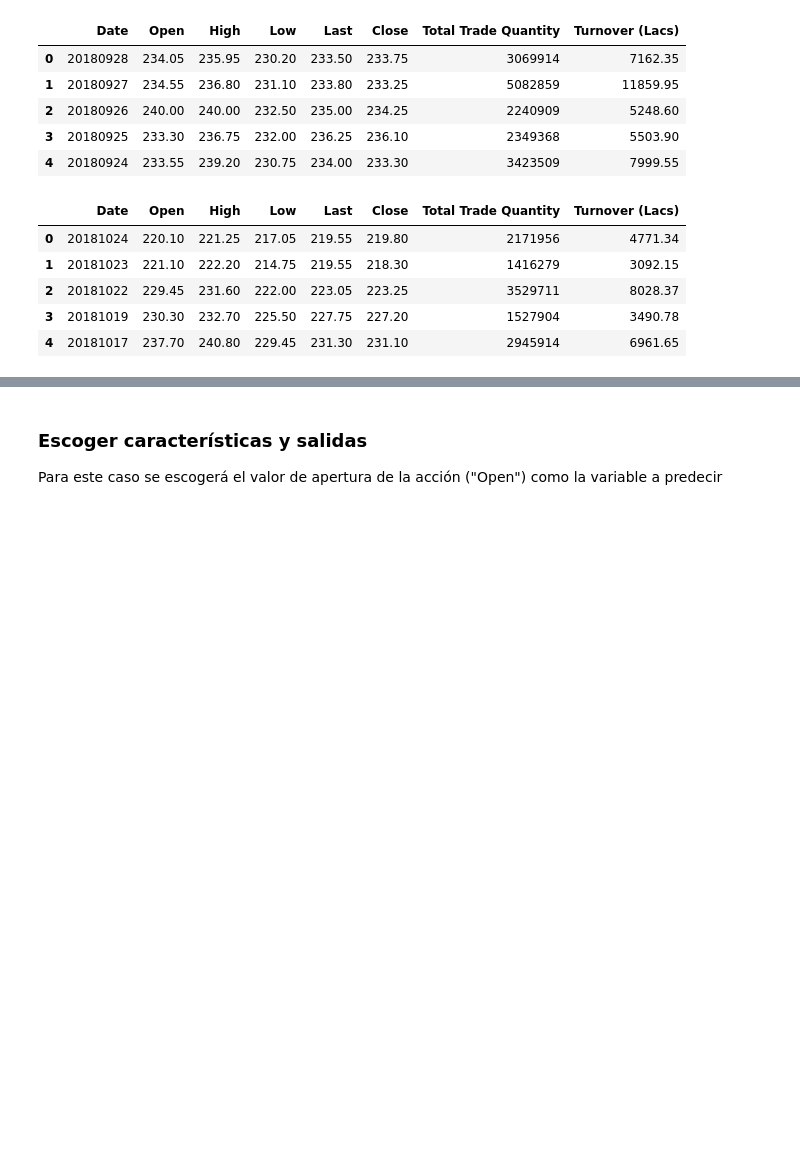
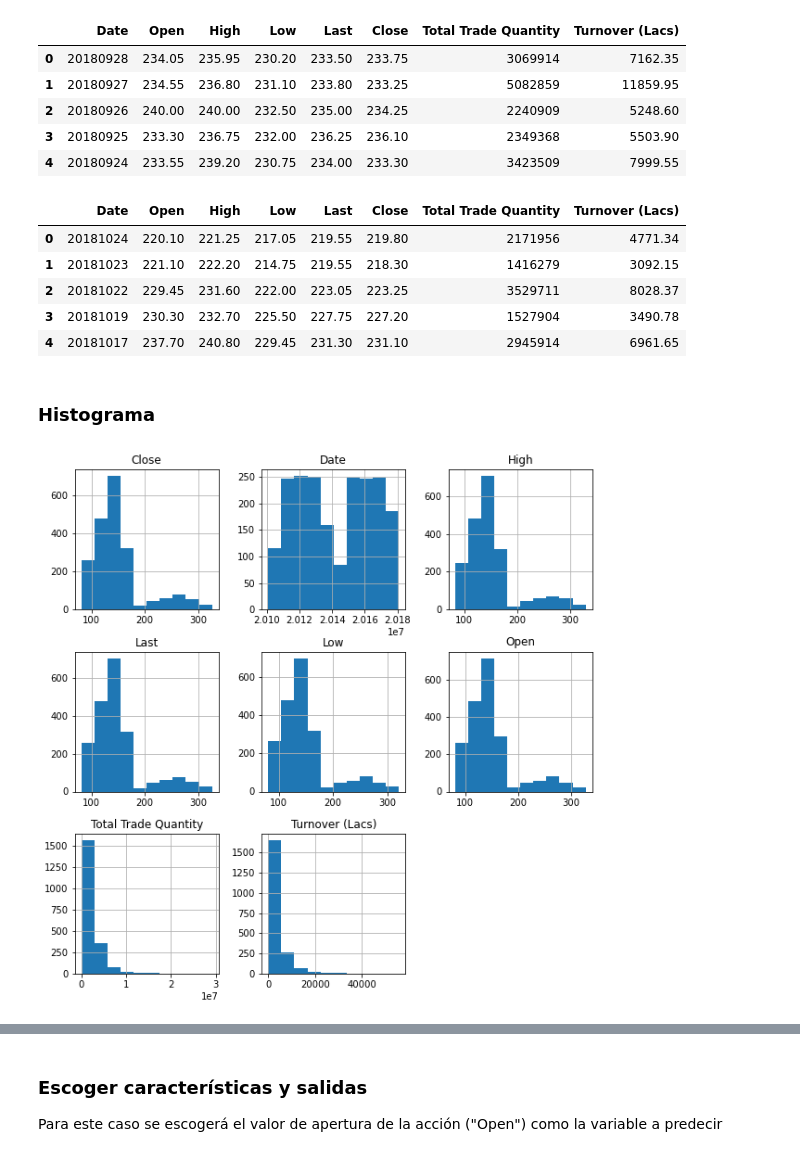
Before and after one commit to sadelcarpio/regression_tata, a Jupyter notebook: sdca_regression.ipynb, the cells around one changed output, grey strips where cells are left out. Saved outputs shown, nothing was run; the diff lists cells and outputs as text; code cells hidden in the pictures; blank space fills up the shorter version.

```diff
--- a/sdca_regression.ipynb
+++ b/sdca_regression.ipynb
@@ -69,3 +69,10 @@ df_test.head()
 | 2 | 20181022 | 229.45 | 231.60 | 222.00 | 223.05 | 223.25 | 3529711 | 8028.37 |
 | 3 | 20181019 | 230.30 | 232.70 | 225.50 | 227.75 | 227.20 | 1527904 | 3490.78 |
 | 4 | 20181017 | 237.70 | 240.80 | 229.45 | 231.30 | 231.10 | 2945914 | 6961.65 |
+# %% [markdown]
+### Histograma
+# %%
+df_train.hist(figsize = (10,10))
+plt.show()
+# %% [output]
+[figure, added]
```
Also changed, not shown: parts of 13 cells of this notebook.
